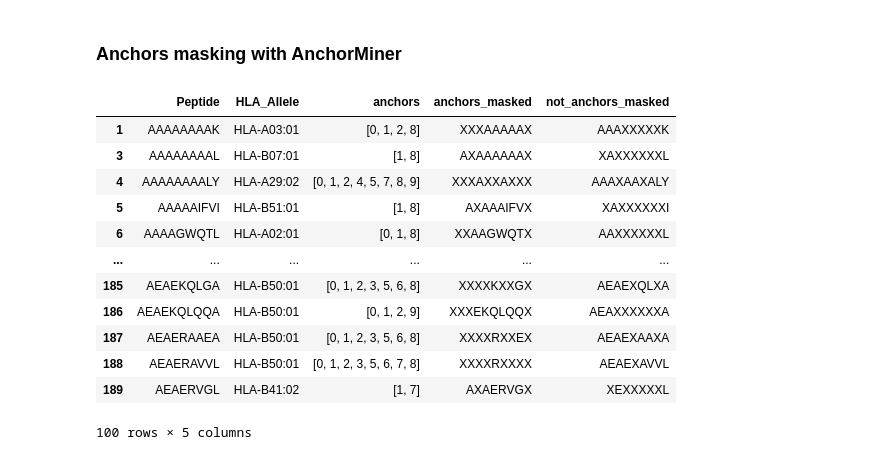
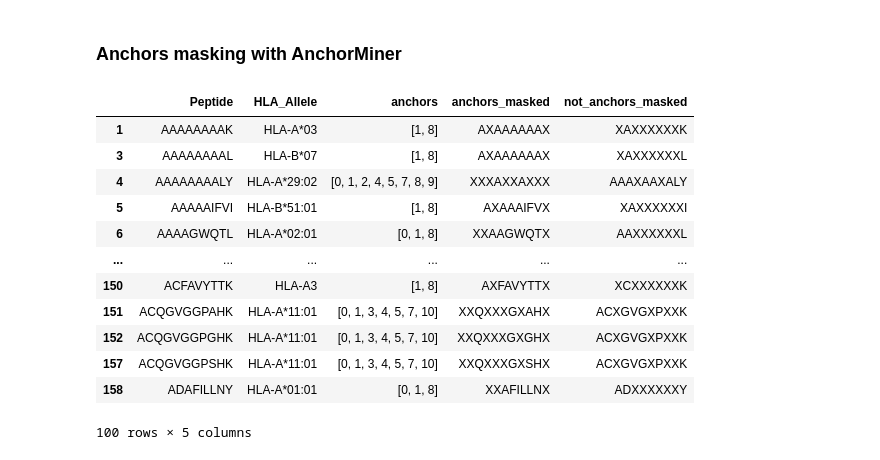
Before and after one commit to AnatoliyLarkin/anchorminer, a Jupyter notebook: notebooks/Demo.ipynb, the cells around one changed output. Cells and saved outputs as stored; diff of their text form; code cells hidden in the pictures.

```diff
--- a/notebooks/Demo.ipynb
+++ b/notebooks/Demo.ipynb
@@ -78,7 +78,7 @@ import matplotlib.pyplot as plt
 ### Single inputs, `viz` = False
 # %%
 peptides = ['AAGIGILTV', 'AALDSRKNYNW', 'AAQFNASPV', 'AASTLLYATV']
-hlas = ['HLA-A02:02', 'HLA-B57:01', 'HLA-A02:01', 'HLA-A02:01']
+hlas = ['HLA-A*02:02', 'HLA-B*57:01', 'HLA-A*02:01', 'HLA-A*02:01']
 results = []
 
 for i in range(len(peptides)):
@@ -116,7 +116,7 @@ result : anchor
 ### Single input, `viz` = True
 # %%
 peptides = ['AAGIGILTV']
-hlas = ['HLA-A02:02']
+hlas = ['HLA-A*02:02']
 results = []
 
 for i in range(len(peptides)):
@@ -159,10 +157,17 @@ from src.standartize_hlas import normalize_allele
 # %%
-df = pd.read_csv('../datasets/epitope_HLA_data.tsv', sep = '\t')[['Peptide', 'HLA_Allele']]
+df = pd.read_csv('../anchorminer/datasets/epitope_HLA_data.tsv', sep = '\t')[['Peptide', 'HLA_Allele']]
 df.drop_duplicates(subset=['Peptide'], keep='first', inplace=True)
 
-HLA_Alleles_standartized = [normalize_allele(i) for i in df['HLA_Allele'].tolist()]
+
+HLA_Alleles_standartized = []
+for i in list(df['HLA_Allele']):
+   try:
+      allele = mhcgnomes.parse(i).to_string()
+   except:
+      allele = np.nan
+   HLA_Alleles_standartized.append(allele)
+
 df['HLA_Allele'] = HLA_Alleles_standartized
-
 df = df.drop(df[df['Peptide'].isna()].index)
 df = df.drop(df[df['HLA_Allele'].isna()].index)
 
@@ -173,45 +178,46 @@ anchors_masked = []
 not_anchors_masked = []
 
 df = df[:100]
+
 for index,row in tqdm.tqdm(df.iterrows(), total = len(df)):
    try:
       anchors.append(predict_anchors(row['Peptide'], row['HLA_Allele'], False)['coords'])
       anchors_masked.append(''.join('X' if i in anchors[-1] else char for i, char in enumerate(row['Peptide'])))
       not_anchors_masked.append(''.join('X' if i not in anchors[-1] else char for i, char in enumerate(row['Peptide'])))
 
    except:
 
       #If we want to label unknown HLA alleles as NA
       #anchors.append(pd.NA)
       #anchors_masked.append(pd.NA)
       #not_anchors_masked.append(pd.NA)
 
       #If we want to keep P2 and Pomega for unknown HLAs
 
       anchors.append([1, len(row['Peptide'])-1])
       anchors_masked.append(''.join('X' if i in anchors[-1] else char for i, char in enumerate(row['Peptide'])))
       not_anchors_masked.append(''.join('X' if i not in anchors[-1] else char for i, char in enumerate(row['Peptide'])))
 
 
 
 
 
 df['anchors'] = anchors
 df['anchors_masked'] = anchors_masked
 df['not_anchors_masked'] = not_anchors_masked
 
 display(df)
 # %% [output]
 |  | Peptide | HLA_Allele | anchors | anchors_masked | not_anchors_masked |
-| 1 | AAAAAAAAK | HLA-A03:01 | [0, 1, 2, 8] | XXXAAAAAX | AAAXXXXXK |
-| 3 | AAAAAAAAL | HLA-B07:01 | [1, 8] | AXAAAAAAX | XAXXXXXXL |
-| 4 | AAAAAAAALY | HLA-A29:02 | [0, 1, 2, 4, 5, 7, 8, 9] | XXXAXXAXXX | AAAXAAXALY |
-| 5 | AAAAAIFVI | HLA-B51:01 | [1, 8] | AXAAAIFVX | XAXXXXXXI |
-| 6 | AAAAGWQTL | HLA-A02:01 | [0, 1, 8] | XXAAGWQTX | AAXXXXXXL |
+| 1 | AAAAAAAAK | HLA-A*03 | [1, 8] | AXAAAAAAX | XAXXXXXXK |
+| 3 | AAAAAAAAL | HLA-B*07 | [1, 8] | AXAAAAAAX | XAXXXXXXL |
+| 4 | AAAAAAAALY | HLA-A*29:02 | [0, 1, 2, 4, 5, 7, 8, 9] | XXXAXXAXXX | AAAXAAXALY |
+| 5 | AAAAAIFVI | HLA-B*51:01 | [1, 8] | AXAAAIFVX | XAXXXXXXI |
+| 6 | AAAAGWQTL | HLA-A*02:01 | [0, 1, 8] | XXAAGWQTX | AAXXXXXXL |
 | ... | ... | ... | ... | ... | ... |
-| 185 | AEAEKQLGA | HLA-B50:01 | [0, 1, 2, 3, 5, 6, 8] | XXXXKXXGX | AEAEXQLXA |
-| 186 | AEAEKQLQQA | HLA-B50:01 | [0, 1, 2, 9] | XXXEKQLQQX | AEAXXXXXXA |
-| 187 | AEAERAAEA | HLA-B50:01 | [0, 1, 2, 3, 5, 6, 8] | XXXXRXXEX | AEAEXAAXA |
-| 188 | AEAERAVVL | HLA-B50:01 | [0, 1, 2, 3, 5, 6, 7, 8] | XXXXRXXXX | AEAEXAVVL |
-| 189 | AEAERVGL | HLA-B41:02 | [1, 7] | AXAERVGX | XEXXXXXL |
+| 150 | ACFAVYTTK | HLA-A3 | [1, 8] | AXFAVYTTX | XCXXXXXXK |
+| 151 | ACQGVGGPAHK | HLA-A*11:01 | [0, 1, 3, 4, 5, 7, 10] | XXQXXXGXAHX | ACXGVGXPXXK |
+| 152 | ACQGVGGPGHK | HLA-A*11:01 | [0, 1, 3, 4, 5, 7, 10] | XXQXXXGXGHX | ACXGVGXPXXK |
+| 157 | ACQGVGGPSHK | HLA-A*11:01 | [0, 1, 3, 4, 5, 7, 10] | XXQXXXGXSHX | ACXGVGXPXXK |
+| 158 | ADAFILLNY | HLA-A*01:01 | [0, 1, 8] | XXAFILLNX | ADXXXXXXY |
 100 rows × 5 columns
```
Also changed, not shown: parts of 4 cells of this notebook, 2 other files.
